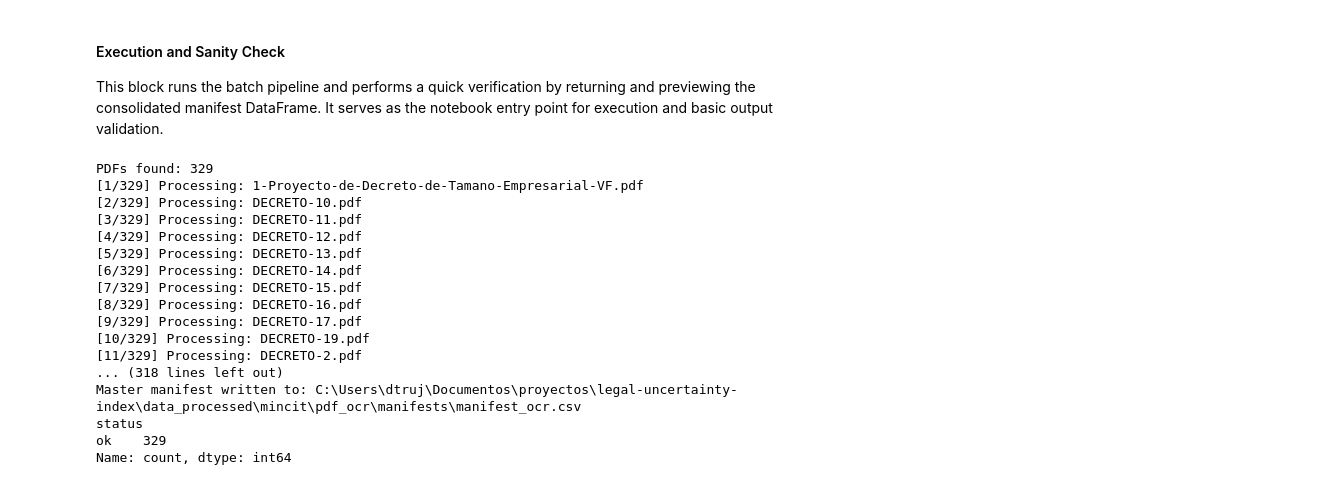
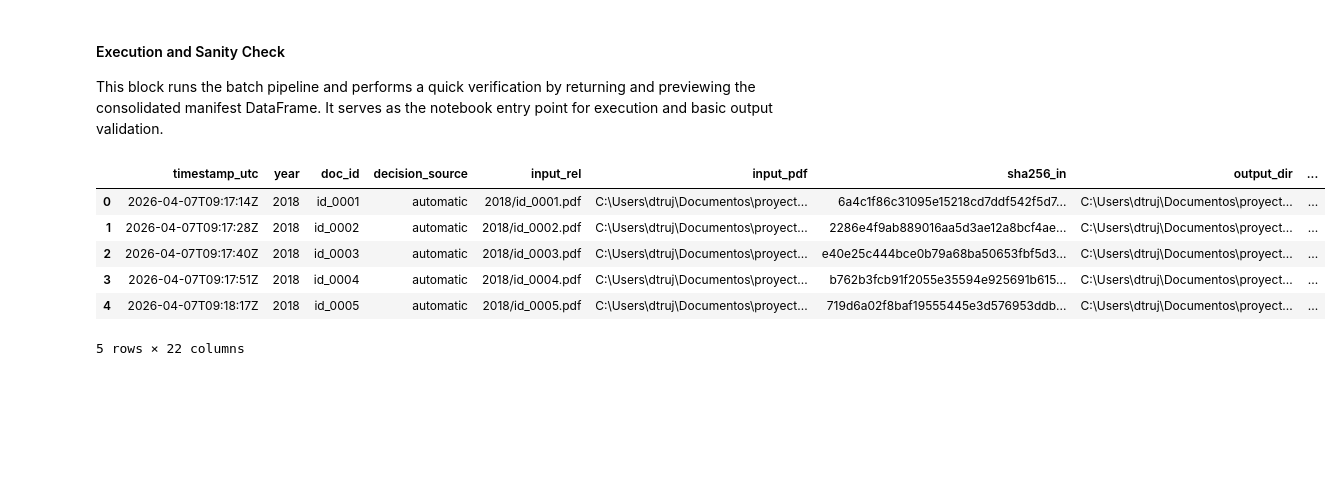
Before and after one commit to tbdorys/legal-uncertainty-index, a Jupyter notebook: notebooks/02_preprocess_ocr.ipynb, the cells around one changed output. Cells and saved outputs as stored; diff of their text form; code cells hidden in the pictures; blank space fills up the shorter version.

```diff
--- a/notebooks/02_preprocess_ocr.ipynb
+++ b/notebooks/02_preprocess_ocr.ipynb
@@ -95,3 +113,36 @@ def find_year(pdf_path: Path) -> str:
 def list_pdfs(root: Path) -> list[Path]:
     # Recursively list all PDF files under the given root directory
     return sorted(root.rglob("*.pdf"))
+# %%
+# Manual decision rules
+
+def load_manual_rules(path: Path) -> dict:
+    """
+    Load OCR manual rules and return a dict indexed by doc_id.
+    """
+    df = pd.read_csv(path, sep=";", dtype={"doc_id": str})
+
+    # Normalize
+    df["doc_id"] = df["doc_id"].astype(str).str.strip()
+    df["action"] = df["action"].astype(str).str.strip().str.lower()
+
+    # Optional fields (avoid NaNs)
+    for col in ["reason", "reviewed_by", "review_date", "notes"]:
+        if col in df.columns:
+            df[col] = df[col].fillna("").astype(str).str.strip()
+
+    # Convert to dict for fast lookup
+    rules = df.set_index("doc_id").to_dict(orient="index")
+
+    return rules
+
+
+# Load once
+MANUAL_RULES = load_manual_rules(OCR_MANUAL_RULES)
+
+print("Manual rules loaded:", len(MANUAL_RULES))
+
+# Quick check (optional)
+sample_keys = list(MANUAL_RULES.keys())[:3]
+for k in sample_keys:
+    print(k, "->", MANUAL_RULES[k])
@@ -235,8 +291,10 @@ def ocr_pdf_to_text(pdf_path: Path, dpi: int, lang: str) -> str:
 
         # Tesseract configuration: LSTM engine with uniform text layout
         config = "--oem 3 --psm 6"
-        txt = pytesseract.image_to_string(bw, lang=lang, config=config).strip()
-
+        try:
+            txt = pytesseract.image_to_string(bw, lang=lang, config=config).strip()
+        except Exception as e:
+            txt = f"[OCR_ERROR: {str(e)}]"
         # Append page header for traceability
         parts.append(f"\n### Page {i+1}\n{txt}")
 
@@ -408 +527,3 @@ def run_all_pdfs():
     return df
+# %%
+df_ocr = run_all_pdfs(RAW_ROOT)
@@ -412,24 +551,14 @@ def run_all_pdfs():
 This block runs the batch pipeline and performs a quick verification by returning and previewing the consolidated manifest DataFrame. It serves as the notebook entry point for execution and basic output validation.
 # %%
 # Execute the full OCR pipeline and load the resulting master manifest into memory
-df_manifest = run_all_pdfs()
+#df_ocr = run_all_pdfs(RAW_ROOT)
 # Display the first rows for verification
-#df_manifest.head()
+df_ocr.head()
 # %% [output]
+|  | timestamp_utc | year | doc_id | decision_source | input_rel | input_pdf | sha256_in | output_dir | ... |
+| 0 | 2026-04-07T09:17:14Z | 2018 | id_0001 | automatic | 2018/id_0001.pdf | C:\Users\dtruj\Documentos\proyect... | 6a4c1f86c31095e15218cd7ddf542f5d7... | C:\Users\dtruj\Documentos\proyect... | ... |
+| 1 | 2026-04-07T09:17:28Z | 2018 | id_0002 | automatic | 2018/id_0002.pdf | C:\Users\dtruj\Documentos\proyect... | 2286e4f9ab889016aa5d3ae12a8bcf4ae... | C:\Users\dtruj\Documentos\proyect... | ... |
+| 2 | 2026-04-07T09:17:40Z | 2018 | id_0003 | automatic | 2018/id_0003.pdf | C:\Users\dtruj\Documentos\proyect... | e40e25c444bce0b79a68ba50653fbf5d3... | C:\Users\dtruj\Documentos\proyect... | ... |
+| 3 | 2026-04-07T09:17:51Z | 2018 | id_0004 | automatic | 2018/id_0004.pdf | C:\Users\dtruj\Documentos\proyect... | b762b3fcb91f2055e35594e925691b615... | C:\Users\dtruj\Documentos\proyect... | ... |
+| 4 | 2026-04-07T09:18:17Z | 2018 | id_0005 | automatic | 2018/id_0005.pdf | C:\Users\dtruj\Documentos\proyect... | 719d6a02f8baf19555445e3d576953ddb... | C:\Users\dtruj\Documentos\proyect... | ... |
-PDFs found: 329
-[1/329] Processing: 1-Proyecto-de-Decreto-de-Tamano-Empresarial-VF.pdf
-[2/329] Processing: DECRETO-10.pdf
-[3/329] Processing: DECRETO-11.pdf
-[4/329] Processing: DECRETO-12.pdf
-[5/329] Processing: DECRETO-13.pdf
-[6/329] Processing: DECRETO-14.pdf
-[7/329] Processing: DECRETO-15.pdf
-[8/329] Processing: DECRETO-16.pdf
-[9/329] Processing: DECRETO-17.pdf
-[10/329] Processing: DECRETO-19.pdf
-[11/329] Processing: DECRETO-2.pdf
-... (318 lines left out)
-Master manifest written to: C:\Users\dtruj\Documentos\proyectos\legal-uncertainty-index\data_processed\mincit\pdf_ocr\manifests\manifest_ocr.csv
-status
-ok    329
-Name: count, dtype: int64
+5 rows × 22 columns
```
Also changed, not shown: parts of 22 cells of this notebook.
